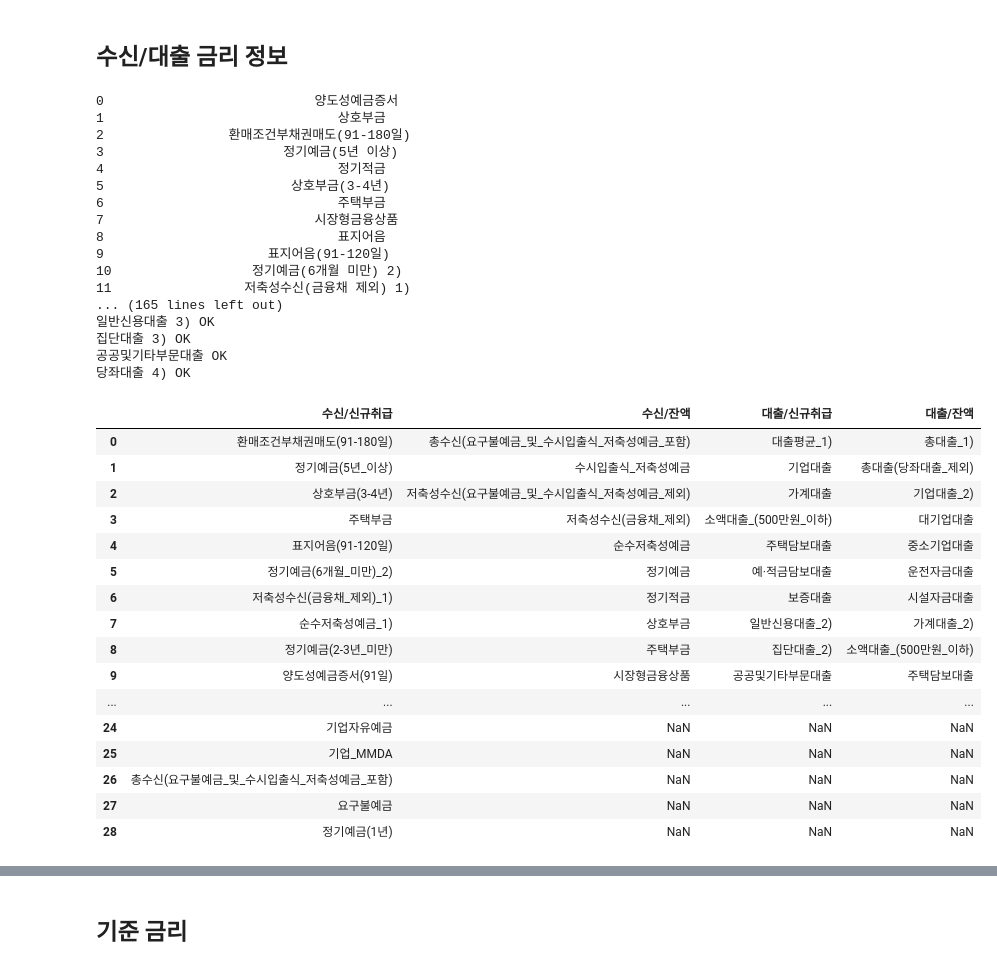
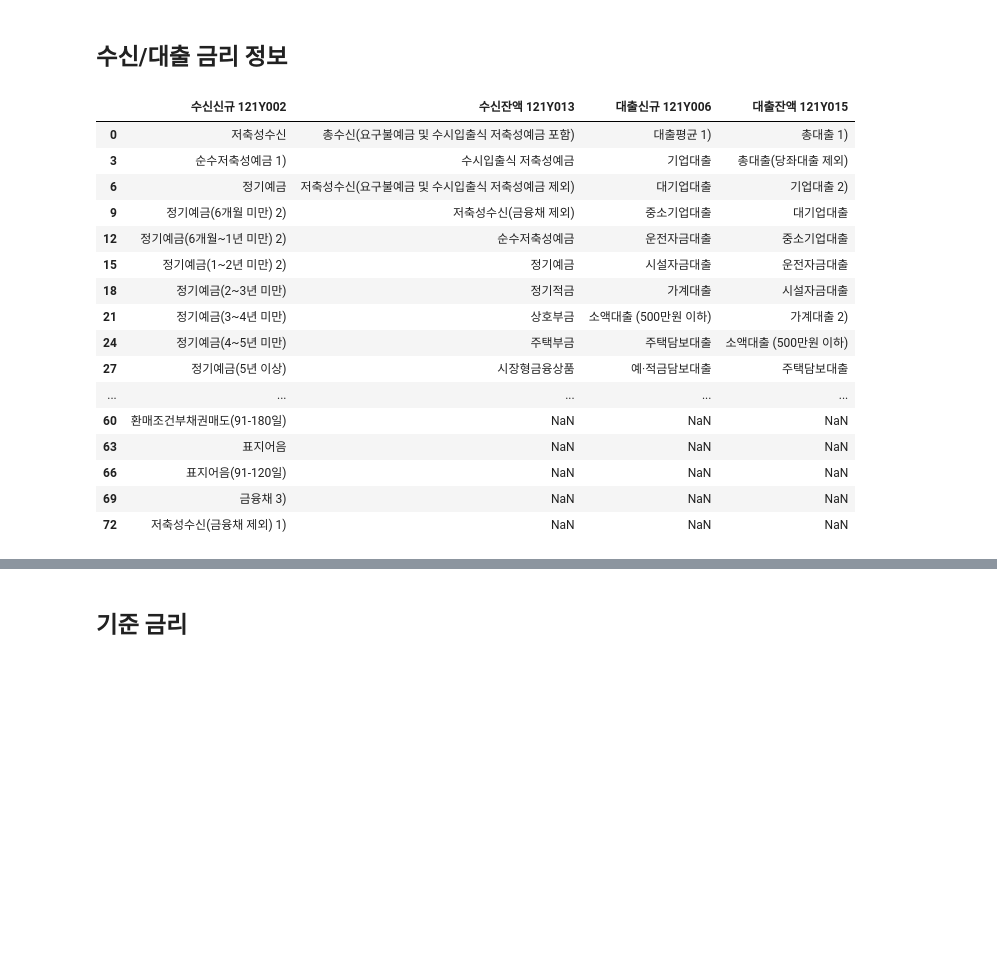
Before and after one commit to Jehoshaphat-kr/tdatlib, a Jupyter notebook: note/bank.ipynb, the cells around one changed output, grey strips where cells are left out. Cells and saved outputs as stored; diff of their text form; code cells hidden in the pictures; blank space fills up the shorter version.

```diff
--- a/note/bank.ipynb
+++ b/note/bank.ipynb
@@ -12,10 +12,10 @@ display(HTML("<style>.container { width:80% !important;}</style>"))
 # %% [markdown]
 # Initialize
 # %%
-macro = macro()
-market = market.KR()
-index = index()
-index.data.period = macro.data.period = 20
+ecos, fred = tlib.macro.ecos(), tlib.macro.fred()
+market = tlib.market.KR()
+index = tlib.index()
+index.data.period = ecos.period = fred.period = 20
 
 tickers = pd.DataFrame(
     data=[
@@ -33,5 +33,5 @@ tickers = pd.DataFrame(
     ]
 ).set_index(keys='ticker').join(other=market.icm)
 
-stock_objs = {ticker: stock.kr(ticker=ticker) for ticker in tickers[tickers.종류 == '주식'].index}
+stock_objs = {ticker: tlib.stock.kr(ticker=ticker) for ticker in tickers[tickers.종류 == '주식'].index}
 # %%
@@ -79,57 +57,31 @@ krx_bank_trace = go.Scatter(
 # %% [markdown]
 ## 수신/대출 금리 정보
 # %%
-# 수신금리
-depo_by_new = macro.data.ecos('121Y002') # 신규 취급액 기준
-depo_by_left = macro.data.ecos('121Y013') # 잔액 기준
-
-# 대출금리
-loan_by_new = macro.data.ecos('121Y006') # 신규 취급액 기준
-loan_by_left = macro.data.ecos('121Y015') # 잔액 기준
-
 col_table = pd.concat(
     objs={
-        '수신/신규취급':pd.Series(depo_by_new.columns),
-        '수신/잔액':pd.Series(depo_by_left.columns),
-        '대출/신규취급':pd.Series(loan_by_new.columns),
-        '대출/잔액':pd.Series(loan_by_left.columns)
-    },
-    axis=1
+        "수신신규 121Y002":ecos.contains('121Y002').이름.drop_duplicates(keep='first'),
+        "수신잔액 121Y013":ecos.contains('121Y013').이름.drop_duplicates(keep='first'),
+        "대출신규 121Y006":ecos.contains('121Y006').이름.drop_duplicates(keep='first'),
+        "대출잔액 121Y015":ecos.contains('121Y015').이름.drop_duplicates(keep='first'),
+    }, axis=1
 )
 col_table
 # %% [output]
-0                           양도성예금증서
-1                              상호부금
-2                환매조건부채권매도(91-180일)
-3                       정기예금(5년 이상)
-4                              정기적금
-5                        상호부금(3-4년)
-6                              주택부금
-7                           시장형금융상품
-8                              표지어음
-9                     표지어음(91-120일)
-10                  정기예금(6개월 미만) 2)
-11                 저축성수신(금융채 제외) 1)
-... (165 lines left out)
-일반신용대출 3) OK
-집단대출 3) OK
-공공및기타부문대출 OK
-당좌대출 4) OK
-|  | 수신/신규취급 | 수신/잔액 | 대출/신규취급 | 대출/잔액 |
-| 0 | 환매조건부채권매도(91-180일) | 총수신(요구불예금_및_수시입출식_저축성예금_포함) | 대출평균_1) | 총대출_1) |
-| 1 | 정기예금(5년_이상) | 수시입출식_저축성예금 | 기업대출 | 총대출(당좌대출_제외) |
-| 2 | 상호부금(3-4년) | 저축성수신(요구불예금_및_수시입출식_저축성예금_제외) | 가계대출 | 기업대출_2) |
-| 3 | 주택부금 | 저축성수신(금융채_제외) | 소액대출_(500만원_이하) | 대기업대출 |
-| 4 | 표지어음(91-120일) | 순수저축성예금 | 주택담보대출 | 중소기업대출 |
-| 5 | 정기예금(6개월_미만)_2) | 정기예금 | 예·적금담보대출 | 운전자금대출 |
-| 6 | 저축성수신(금융채_제외)_1) | 정기적금 | 보증대출 | 시설자금대출 |
-| 7 | 순수저축성예금_1) | 상호부금 | 일반신용대출_2) | 가계대출_2) |
-| 8 | 정기예금(2-3년_미만) | 주택부금 | 집단대출_2) | 소액대출_(500만원_이하) |
-| 9 | 양도성예금증서(91일) | 시장형금융상품 | 공공및기타부문대출 | 주택담보대출 |
+|  | 수신신규 121Y002 | 수신잔액 121Y013 | 대출신규 121Y006 | 대출잔액 121Y015 |
+| 0 | 저축성수신 | 총수신(요구불예금 및 수시입출식 저축성예금 포함) | 대출평균 1) | 총대출 1) |
+| 3 | 순수저축성예금 1) | 수시입출식 저축성예금 | 기업대출 | 총대출(당좌대출 제외) |
+| 6 | 정기예금 | 저축성수신(요구불예금 및 수시입출식 저축성예금 제외) | 대기업대출 | 기업대출 2) |
+| 9 | 정기예금(6개월 미만) 2) | 저축성수신(금융채 제외) | 중소기업대출 | 대기업대출 |
+| 12 | 정기예금(6개월~1년 미만) 2) | 순수저축성예금 | 운전자금대출 | 중소기업대출 |
+| 15 | 정기예금(1~2년 미만) 2) | 정기예금 | 시설자금대출 | 운전자금대출 |
+| 18 | 정기예금(2~3년 미만) | 정기적금 | 가계대출 | 시설자금대출 |
+| 21 | 정기예금(3~4년 미만) | 상호부금 | 소액대출 (500만원 이하) | 가계대출 2) |
+| 24 | 정기예금(4~5년 미만) | 주택부금 | 주택담보대출 | 소액대출 (500만원 이하) |
+| 27 | 정기예금(5년 이상) | 시장형금융상품 | 예·적금담보대출 | 주택담보대출 |
 | ... | ... | ... | ... | ... |
-| 24 | 기업자유예금 | NaN | NaN | NaN |
-| 25 | 기업_MMDA | NaN | NaN | NaN |
-| 26 | 총수신(요구불예금_및_수시입출식_저축성예금_포함) | NaN | NaN | NaN |
-| 27 | 요구불예금 | NaN | NaN | NaN |
-| 28 | 정기예금(1년) | NaN | NaN | NaN |
+| 60 | 환매조건부채권매도(91-180일) | NaN | NaN | NaN |
+| 63 | 표지어음 | NaN | NaN | NaN |
+| 66 | 표지어음(91-120일) | NaN | NaN | NaN |
+| 69 | 금융채 3) | NaN | NaN | NaN |
+| 72 | 저축성수신(금융채 제외) 1) | NaN | NaN | NaN |
 # %%
```
Also changed, not shown: parts of 8 cells of this notebook, 16 other files.
